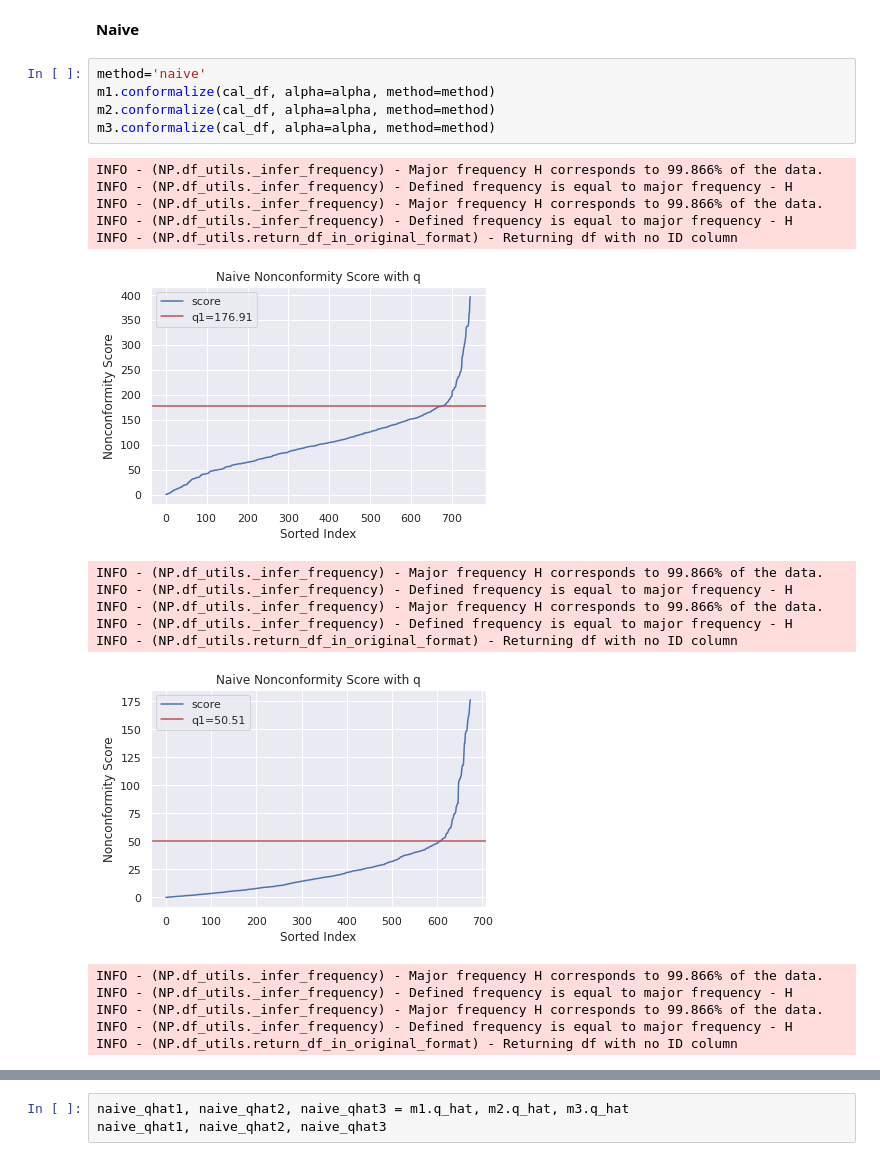
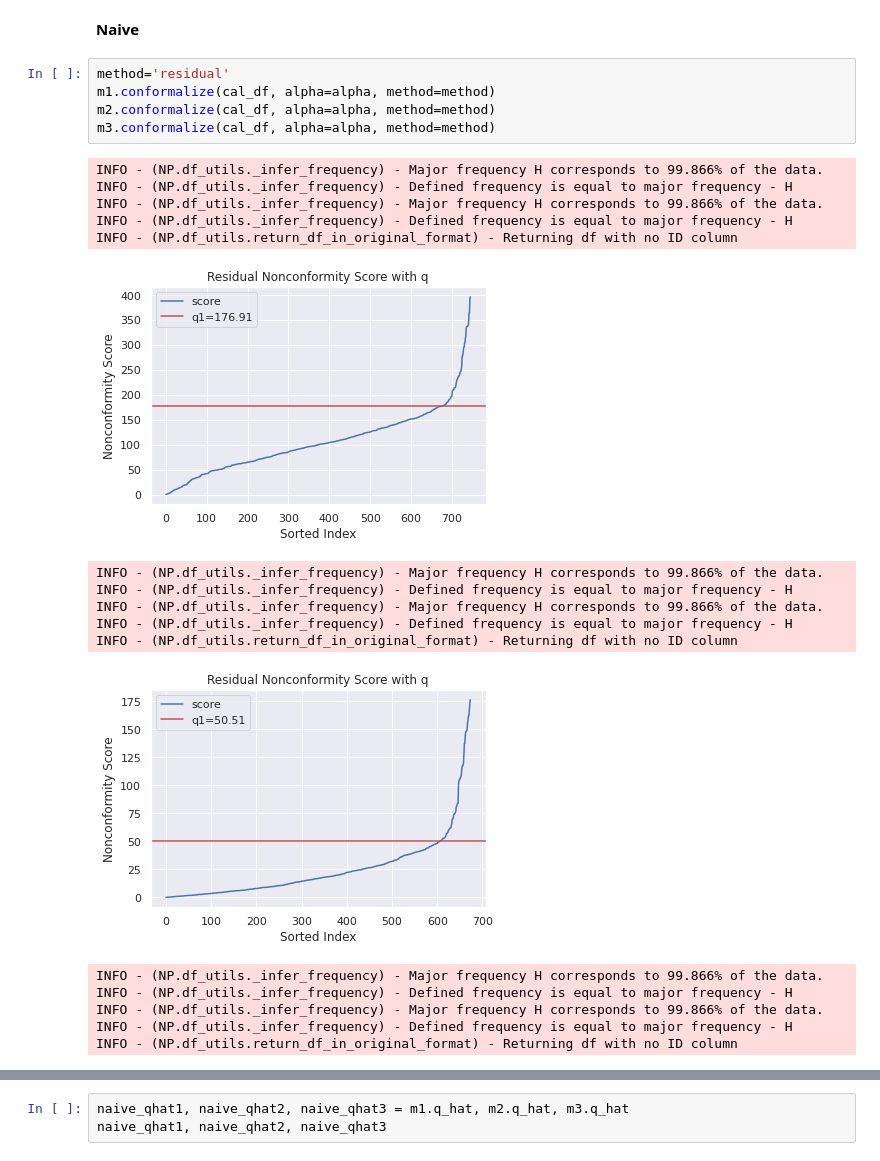
Before and after one commit to ourownstory/neural_prophet, a Jupyter notebook: tutorials/feature-use/conformal_prediction_energy_hospital_load.ipynb, the cells around one changed output, grey strips where cells are left out. Cells and saved outputs as stored; diff of their text form.

Commit message:
Renamed the 'naive' conformal_method to 'residual'.

```diff
--- a/tutorials/feature-use/conformal_prediction_energy_hospital_load.ipynb
+++ b/tutorials/feature-use/conformal_prediction_energy_hospital_load.ipynb
@@ -186,23 +186,23 @@ alpha = 0.1
 # %% [markdown]
 **Naive**
 # %%
-method='naive'
+method='residual'
 m1.conformalize(cal_df, alpha=alpha, method=method)
 m2.conformalize(cal_df, alpha=alpha, method=method)
 m3.conformalize(cal_df, alpha=alpha, method=method)
 # %% [output]
 INFO - (NP.df_utils._infer_frequency) - Major frequency H corresponds to 99.866% of the data.
 INFO - (NP.df_utils._infer_frequency) - Defined frequency is equal to major frequency - H
 INFO - (NP.df_utils._infer_frequency) - Major frequency H corresponds to 99.866% of the data.
 INFO - (NP.df_utils._infer_frequency) - Defined frequency is equal to major frequency - H
 INFO - (NP.df_utils.return_df_in_original_format) - Returning df with no ID column
-[figure, old version]
+[figure, new version]
 INFO - (NP.df_utils._infer_frequency) - Major frequency H corresponds to 99.866% of the data.
 INFO - (NP.df_utils._infer_frequency) - Defined frequency is equal to major frequency - H
 INFO - (NP.df_utils._infer_frequency) - Major frequency H corresponds to 99.866% of the data.
 INFO - (NP.df_utils._infer_frequency) - Defined frequency is equal to major frequency - H
 INFO - (NP.df_utils.return_df_in_original_format) - Returning df with no ID column
-[figure, old version]
+[figure, new version]
 INFO - (NP.df_utils._infer_frequency) - Major frequency H corresponds to 99.866% of the data.
 INFO - (NP.df_utils._infer_frequency) - Defined frequency is equal to major frequency - H
 INFO - (NP.df_utils._infer_frequency) - Major frequency H corresponds to 99.866% of the data.
```
Also changed, not shown: parts of 7 cells of this notebook, 1 other file.
